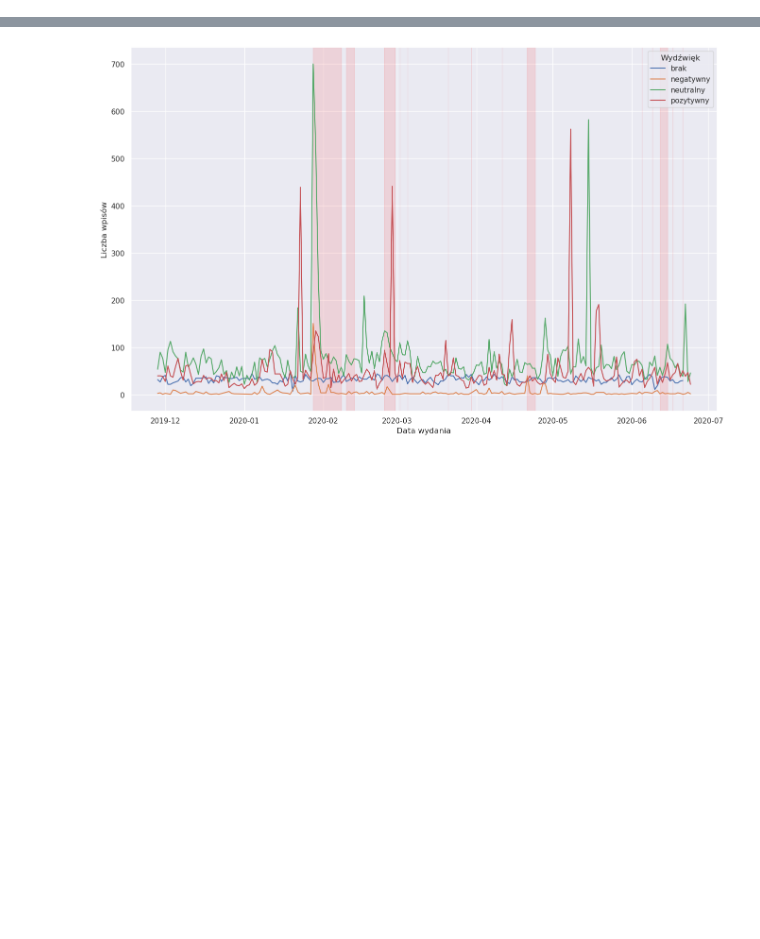
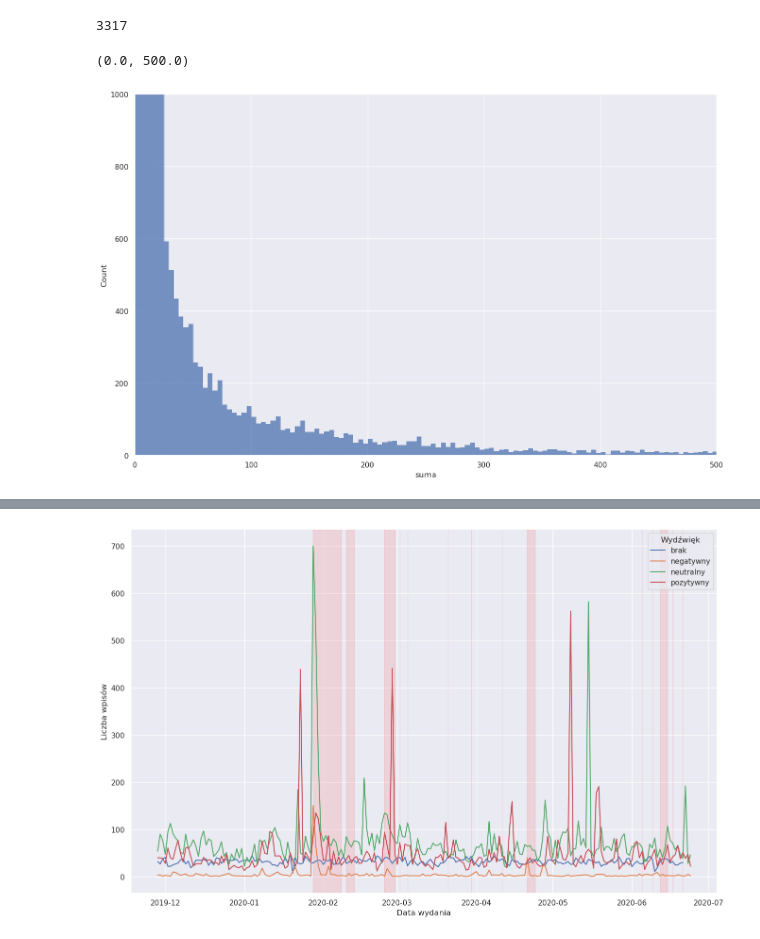
Before and after one commit to ProtossLuigi/crisis-detector, a Jupyter notebook: visualizations.ipynb, the cells around one changed output, grey strips where cells are left out. Cells and saved outputs as stored; diff of their text form; code cells hidden in the pictures; blank space fills up the shorter version.

```diff
--- a/visualizations.ipynb
+++ b/visualizations.ipynb
@@ -76,3 +77,14 @@ def extract_raw_data(filename: str) -> pd.DataFrame:
 # %%
 dfs = [extract_raw_data(fname).reset_index() for fname in tqdm(files)]
 df = pd.concat(dfs, ignore_index=True)
+# %%
+df['suma'].value_counts()
+# %% [output]
+3317
+# %%
+sns.histplot(data=df, x='suma')
+plt.ylim(0, 1000)
+plt.xlim(0, 500)
+# %% [output]
+(0.0, 500.0)
+[figure, added]
```
Also changed, not shown: parts of 4 cells of this notebook, 2 other files.
